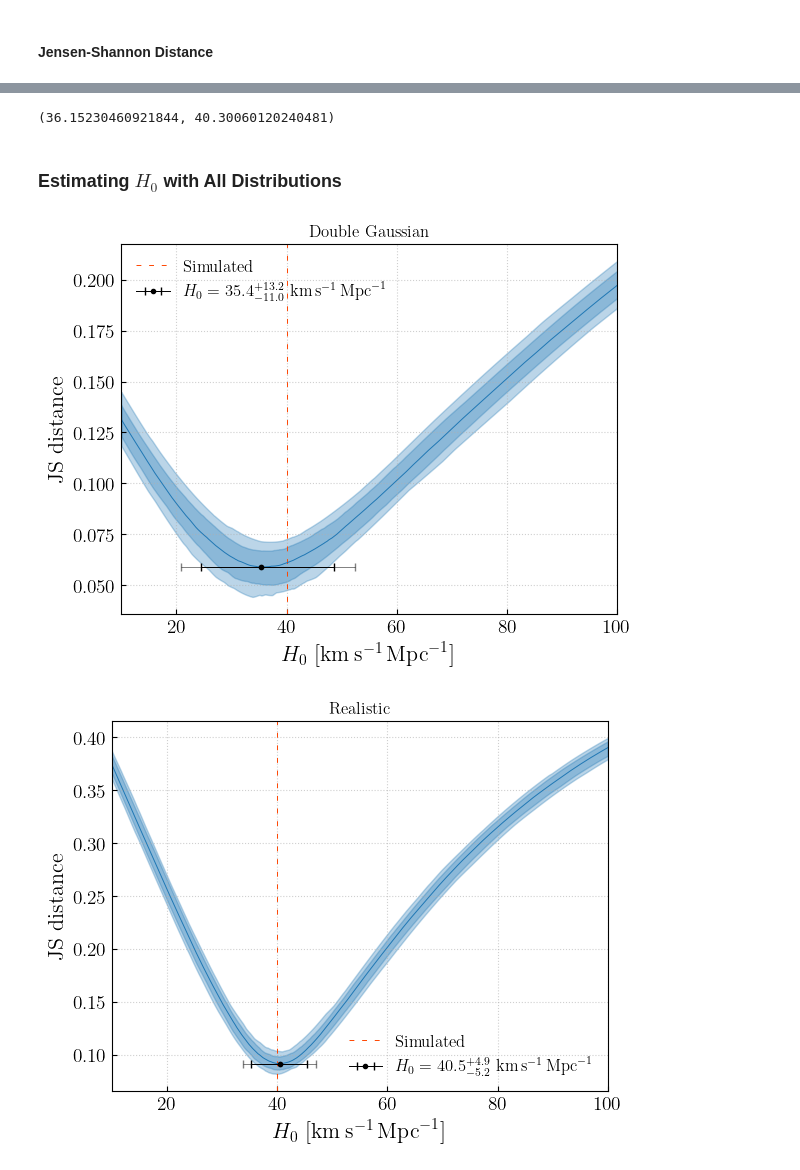
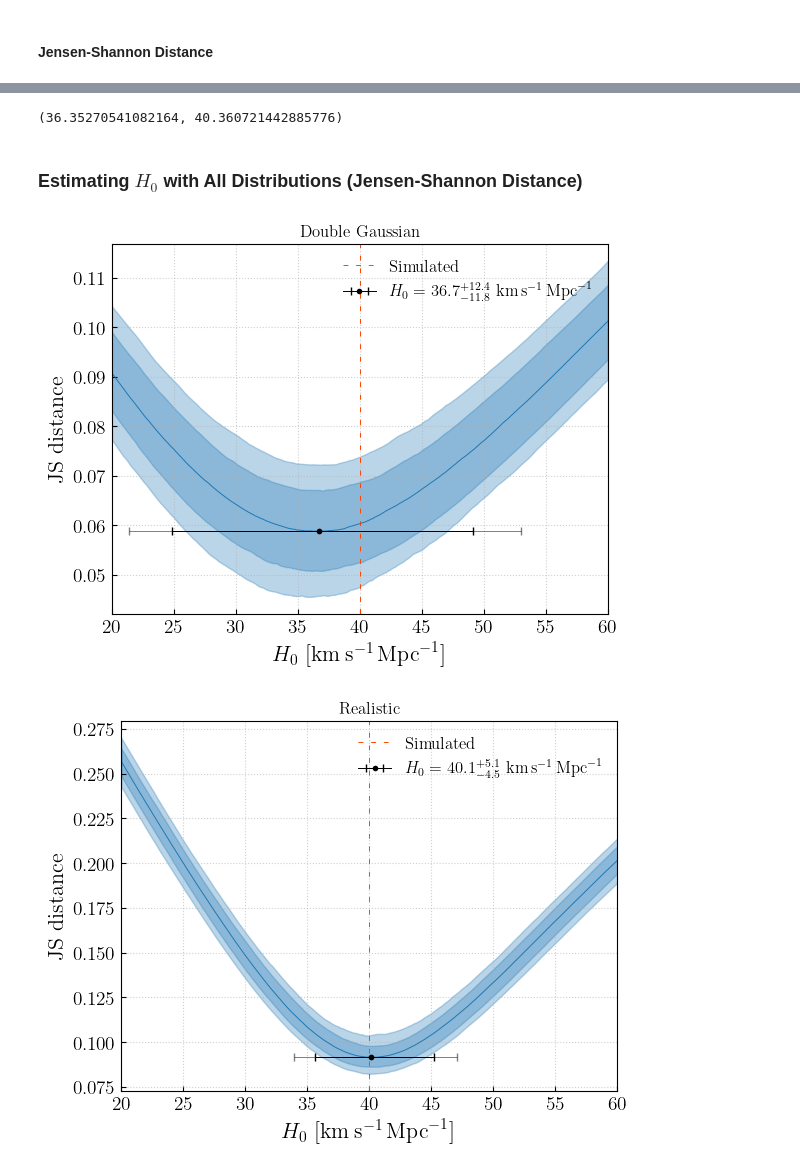
Before and after one commit to thomasckng/population_analysis, a Jupyter notebook: H0_test/inference.ipynb, the cells around one changed output, grey strips where cells are left out. Drawn from its saved outputs; the diff is of its cells as text; code cells hidden in the pictures.

```diff
--- a/H0_test/inference.ipynb
+++ b/H0_test/inference.ipynb
@@ -148,7 +148,7 @@ plt.show()
 mz = np.linspace(10,200,1000)
 dL = np.linspace(10,5000,500)
 
-H0 = np.linspace(10,100,500)
+H0 = np.linspace(20,60,500)
 
 z = luminosity_distance_to_redshift(dL, H0)
 
@@ -228,9 +225,9 @@ H0_realistic = H0[np.argmin(realistic_jsd)]
 # %%
 H0_double_gaussian, H0_realistic
 # %% [output]
-(36.15230460921844, 40.30060120240481)
+(36.35270541082164, 40.360721442885776)
 # %% [markdown]
-### Estimating $H_0$ with All Distributions
+### Estimating $H_0$ with All Distributions (Jensen-Shannon Distance)
 # %%
 double_gaussian_figaro = load_density("./double_gaussian/density.pkl")
 realistic_figaro = load_density("./realistic/density.pkl")
@@ -269,7 +266,7 @@ plt.errorbar(H0_double_gaussian, percs_double_gaussian[2].min(), xerr=[[H0_doubl
              color='k', capsize=3, marker='o', markersize=3,
              label = '$H_0 = '+str(f'{H0_double_gaussian:.1f}')+'^{+'+str(f'{H0[upper_bound]-H0_double_gaussian:.1f}')+'}_{-'+str(f'{H0_double_gaussian-H0[lower_bound]:.1f}')+'}\ \mathrm{km}\,\mathrm{s}^{-1}\,\mathrm{Mpc}^{-1}$')
 
-plt.xlim(10,100)
+plt.xlim(20,60)
 plt.xlabel('$H_0\ [\mathrm{km}\,\mathrm{s}^{-1}\,\mathrm{Mpc}^{-1}]$')
 plt.ylabel('$\mathrm{JS\ distance}$')
 plt.title('$\mathrm{Double\ Gaussian}$')
@@ -283,33 +280,33 @@ plt.fill_between(H0, percs_realistic[0], percs_realistic[-1], alpha=0.3, color='
 plt.fill_between(H0, percs_realistic[1], percs_realistic[-2], alpha=0.3, color='C0')
 plt.plot(H0, percs_realistic[2], color='C0')
 
 # Point Estimate
 H0_realistic = H0[np.argmin(percs_realistic[2])]
 
 # 90% CI
 jsd_upper_bound = percs_realistic[4].min()
 jsd_upper_bound_index = np.argmin(percs_realistic[4])
 bool_array = percs_realistic[0]>jsd_upper_bound
 lower_bound = np.where((bool_array)[0:jsd_upper_bound_index])[0][-1]
 upper_bound = np.where((bool_array)[jsd_upper_bound_index:])[0][0] + jsd_upper_bound_index
 plt.errorbar(H0_realistic, percs_realistic[2].min(), xerr=[[H0_realistic-H0[lower_bound]], [H0[upper_bound]-H0_realistic]],
              color='k', capsize=3, marker='o', markersize=3, alpha = 0.5)
 # 68% CI
 jsd_upper_bound = percs_realistic[3].min()
 jsd_upper_bound_index = np.argmin(percs_realistic[3])
 bool_array = percs_realistic[1]>jsd_upper_bound
 lower_bound = np.where((bool_array)[0:jsd_upper_bound_index])[0][-2]
 upper_bound = np.where((bool_array)[jsd_upper_bound_index:])[0][1] + jsd_upper_bound_index
 plt.errorbar(H0_realistic, percs_realistic[2].min(), xerr=[[H0_realistic-H0[lower_bound]], [H0[upper_bound]-H0_realistic]],
              color='k', capsize=3, marker='o', markersize=3,
              label = '$H_0 = '+str(f'{H0_realistic:.1f}')+'^{+'+str(f'{H0[upper_bound]-H0_realistic:.1f}')+'}_{-'+str(f'{H0_realistic-H0[lower_bound]:.1f}')+'}\ \mathrm{km}\,\mathrm{s}^{-1}\,\mathrm{Mpc}^{-1}$')
 
-plt.xlim(10,100)
+plt.xlim(20,60)
 plt.xlabel('$H_0\ [\mathrm{km}\,\mathrm{s}^{-1}\,\mathrm{Mpc}^{-1}]$')
 plt.ylabel('$\mathrm{JS\ distance}$')
 plt.title('$\mathrm{Realistic}$')
 plt.legend(loc = 0)
 plt.show()
 # %% [output]
-[figure, old version]
+[figure, new version]
-[figure, old version]
+[figure, new version]
```
Also changed, not shown: parts of 9 cells of this notebook, 11 other files.
